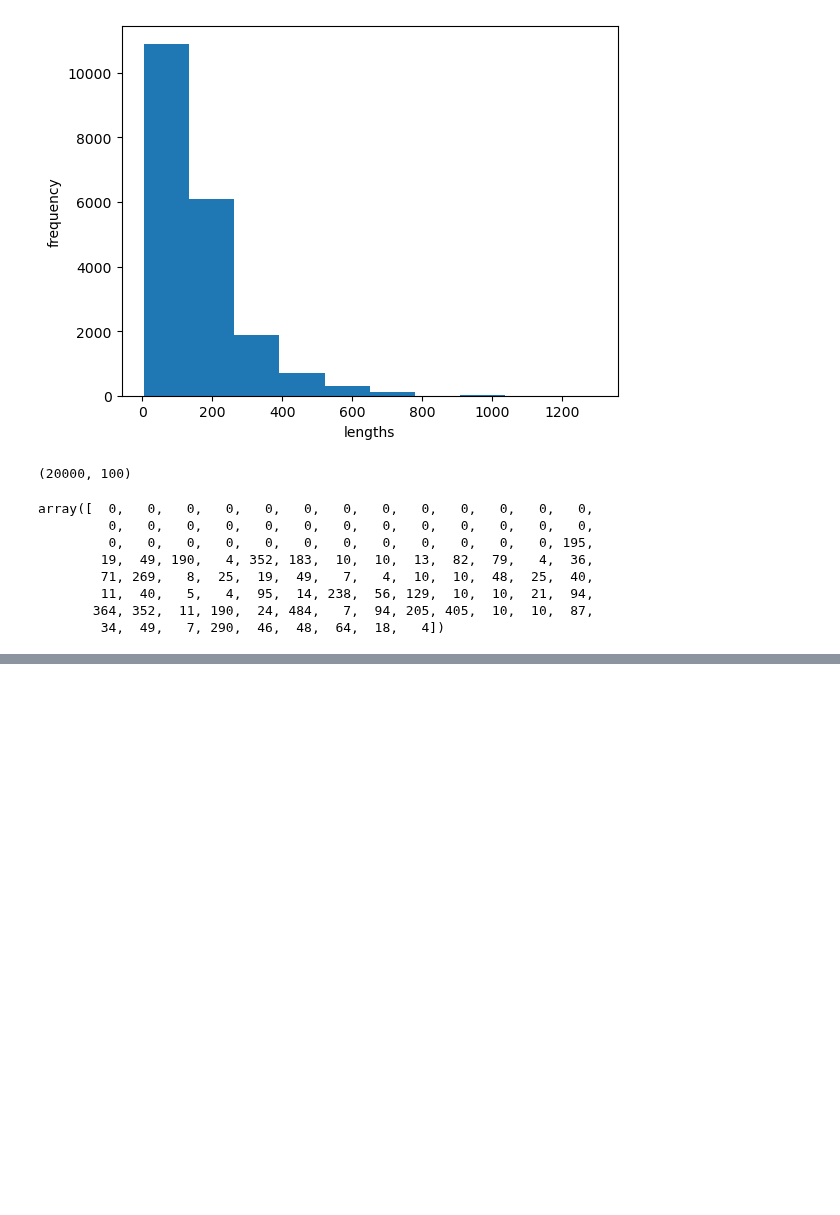
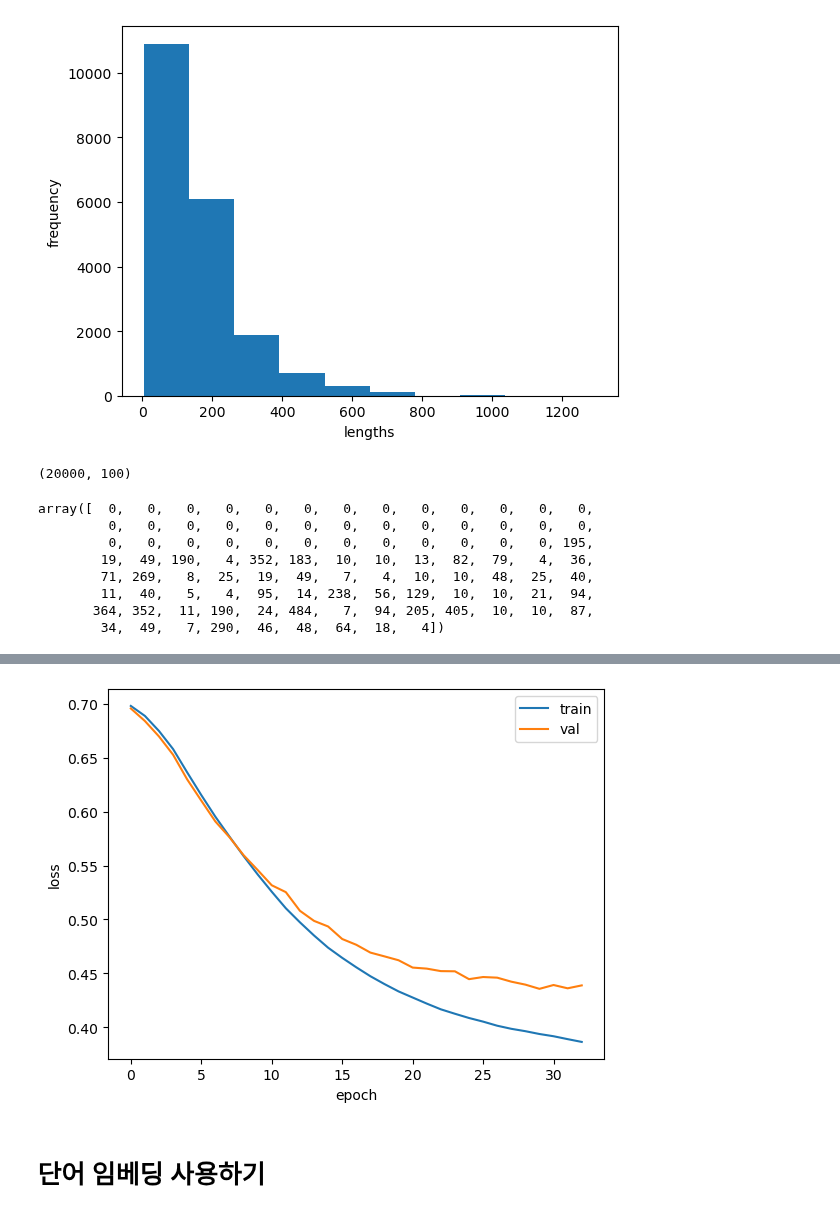
Before and after one commit to u8yes/AI, a Jupyter notebook: src/chap08/01_IMDB_RNN_20221201.ipynb, the cells around one changed output, grey strips where cells are left out. Saved outputs shown, nothing was run; the diff lists cells and outputs as text; code cells hidden in the pictures; blank space fills up the shorter version.

```diff
--- a/src/chap08/01_IMDB_RNN_20221201.ipynb
+++ b/src/chap08/01_IMDB_RNN_20221201.ipynb
@@ -86,0 +86,12 @@ model.add(keras.layers.RNN)
+# %%
+from tensorflow import keras
+
+model = keras.Sequential()
+
+model.add(keras.layers.SimpleRNN(8, input_shape=(100, 500)))
+# 신경망 - Dense, CNN - Conv2D, RNN - RimpleRNN()
+# default가 tahn으로 -1~1로 해놔서 달아놓을 필요 없다.
+model.add(keras.layers.Dense(1, activation='sigmoid'))
+# %%
+train_oh = keras.utils.to_categorical(train_seq)
+train_oh.shape # (20000데이터, 100글자, 500인덱스로 펼쳐줌)
@@ -86,0 +100,3 @@ model.add(keras.layers.RNN)
+# %%
+val_oh = keras.utils.to_categorical(val_seq)
+val_oh.shape # (20000데이터, 100글자, 500인덱스로 펼쳐줌)
@@ -86,0 +143,14 @@ model.add(keras.layers.RNN)
+# %%
+model.compile(optimizer=keras.optimizers.RMSprop(learning_rate=1e-4), loss='binary_crossentropy', metrics='accuracy')
+# RMSprop은 디폴트값을 정해줄 수 있음.
+# learning_rate = 1e-4 = 0.0001
+
+checkpoint_cb = keras.callbacks.ModelCheckpoint('best-simpleRNN-Model.h5', save_best_only=True)
+early_stopping_cb = keras.callbacks.EarlyStopping(patience=3, restore_best_weights=True)
+
+history = model.fit(train_oh, train_target, epochs=200, batch_size=64, validation_data=(val_oh, val_target),
+                   callbacks=[checkpoint_cb, early_stopping_cb])
+# batch_size=64 - 64씩 읽어오라는 것.
+# batch_size만큼 가져와서 validation_data로 검증도 같이함.
+# history - 정확도 값을 담아줌
+# patience=3 - 3번이상 커지면 멈춰라! # patience의 기준은 val_loss
@@ -86,0 +175,16 @@ model.add(keras.layers.RNN)
+# %%
+"""
+Epoch 33/200
+313/313 [==============================] - 6s 18ms/step - loss: 0.3864 - accuracy: 0.8357 - val_loss: 0.4388 - val_accuracy: 0.8038
+"""
+
+plt.plot(history.history['loss'])
+plt.plot(history.history['val_loss'])
+plt.xlabel('epoch')
+plt.ylabel('loss') # 두 개의 loss를 출력해줌. loss, val_loss
+plt.legend(['train', 'val']) # 색깔로 표시해줌.
+plt.show()
+# %% [output]
+[figure, added]
+# %% [markdown]
+# 단어 임베딩 사용하기
```
Also changed, not shown: parts of 14 cells of this notebook, 1 other file.
